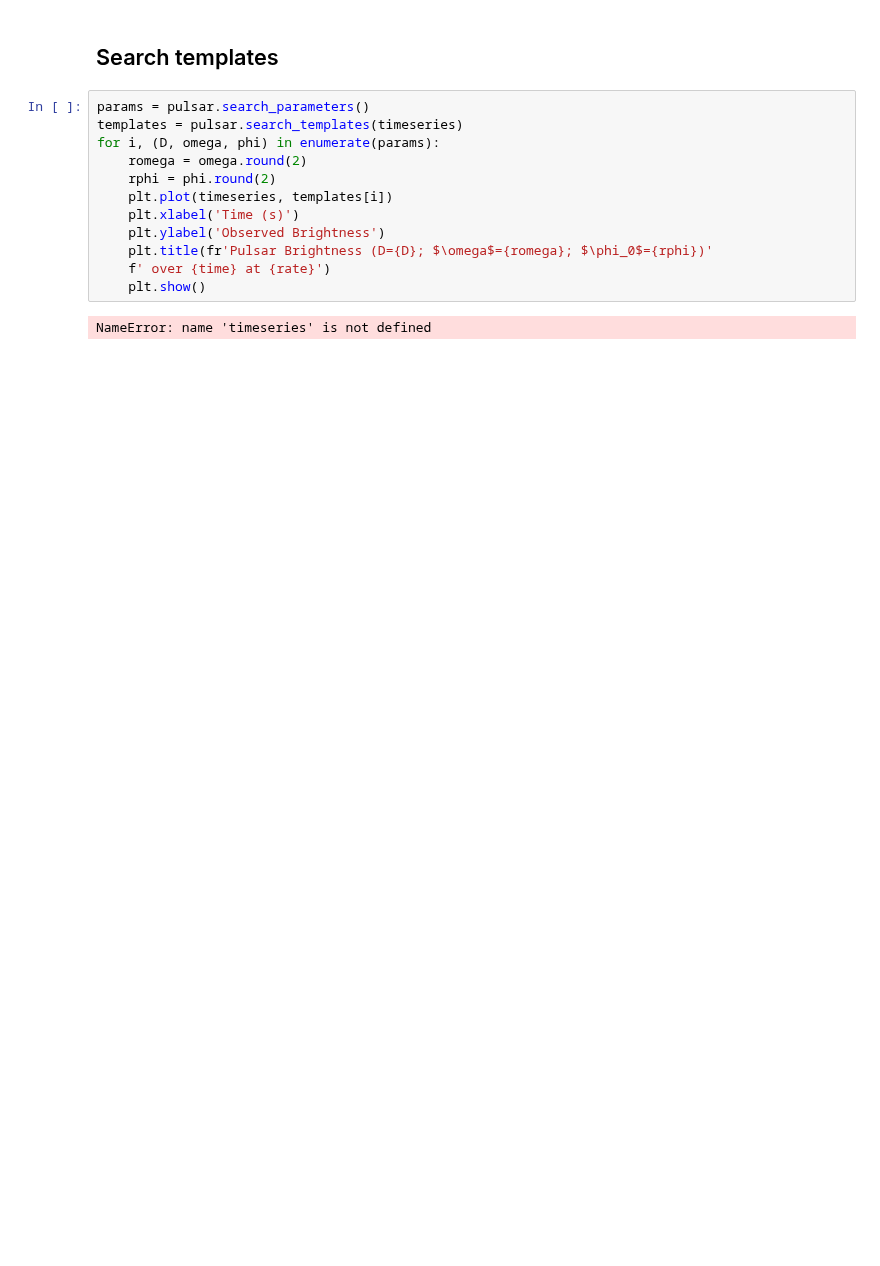
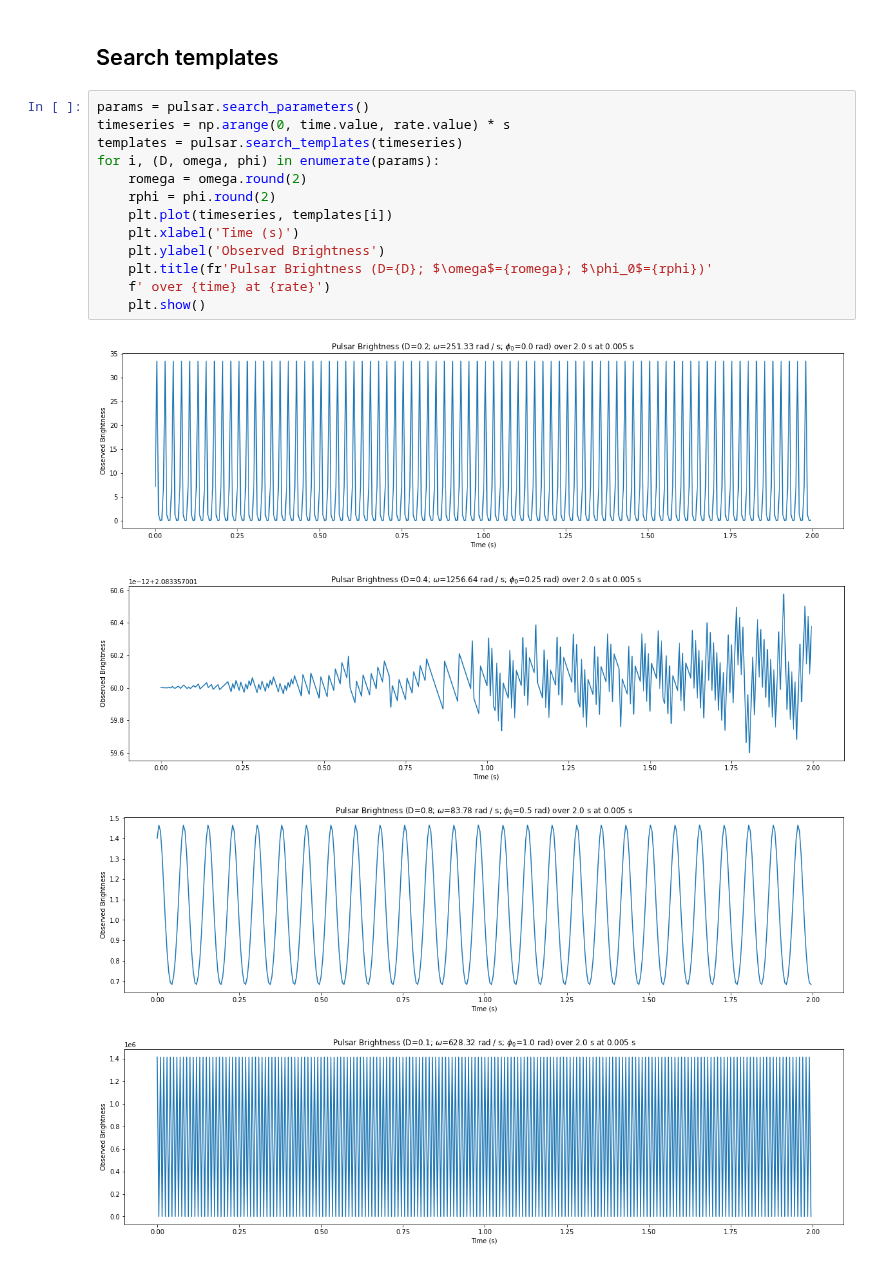
Before and after one commit to louisbranch/cta200_2022, a Jupyter notebook: project/project.ipynb, the cells around one changed output. Cells and saved outputs as stored; diff of their text form; blank space fills up the shorter version.

Commit message:
Regenerate plots

```diff
--- a/project/project.ipynb
+++ b/project/project.ipynb
@@ -194,15 +194,19 @@ plot_noisy_brightness(time, rate, (0, 0.20))
 ## Search templates
 # %%
 params = pulsar.search_parameters()
+timeseries = np.arange(0, time.value, rate.value) * s
 templates = pulsar.search_templates(timeseries)
 for i, (D, omega, phi) in enumerate(params):
     romega = omega.round(2)
     rphi = phi.round(2)
     plt.plot(timeseries, templates[i])
     plt.xlabel('Time (s)')
     plt.ylabel('Observed Brightness')
     plt.title(fr'Pulsar Brightness (D={D}; $\omega$={romega}; $\phi_0$={rphi})'
     f' over {time} at {rate}')
     plt.show()
 # %% [output]
-NameError: name 'timeseries' is not defined
+[figure, added]
+[figure, added]
+[figure, added]
+[figure, added]
```
Also changed, not shown: parts of 5 cells of this notebook.
